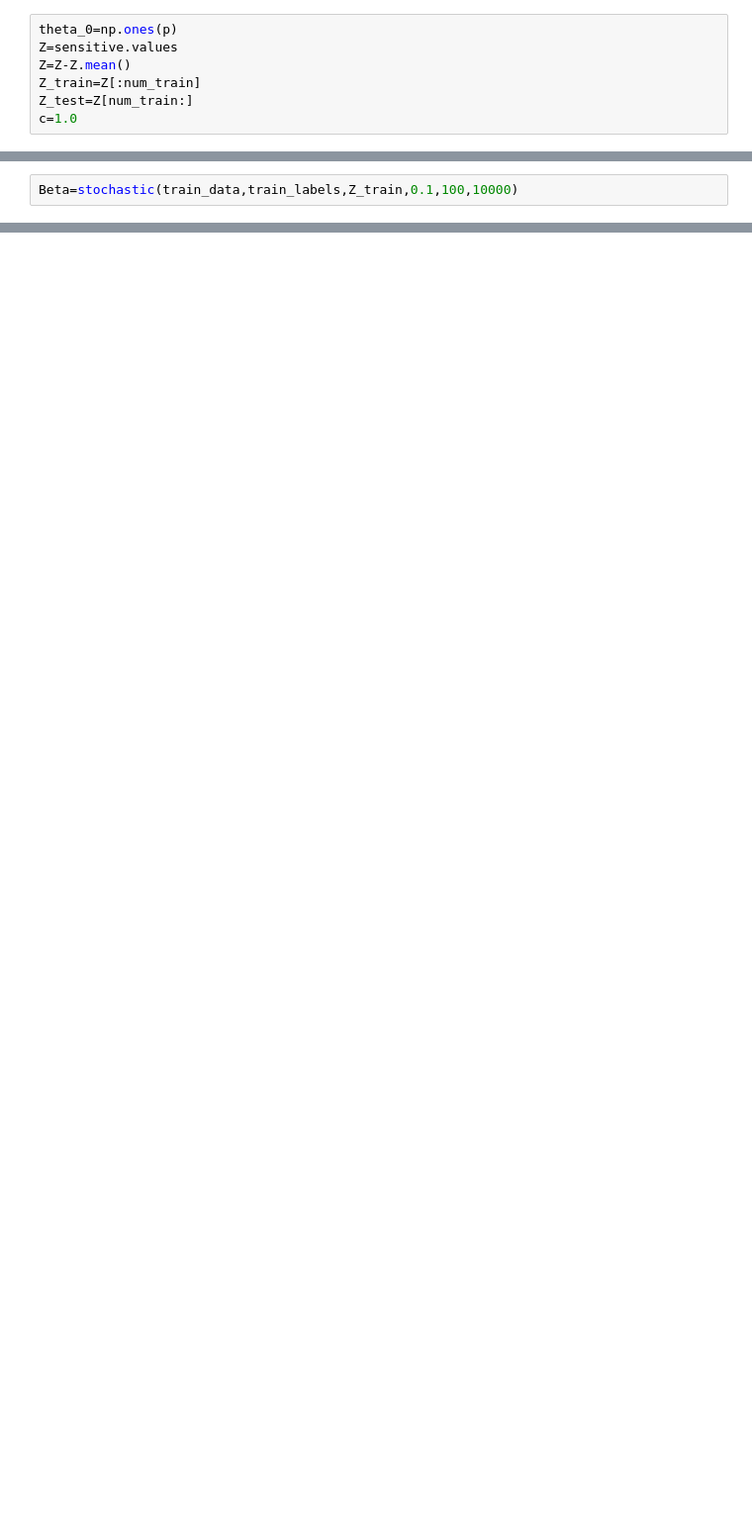
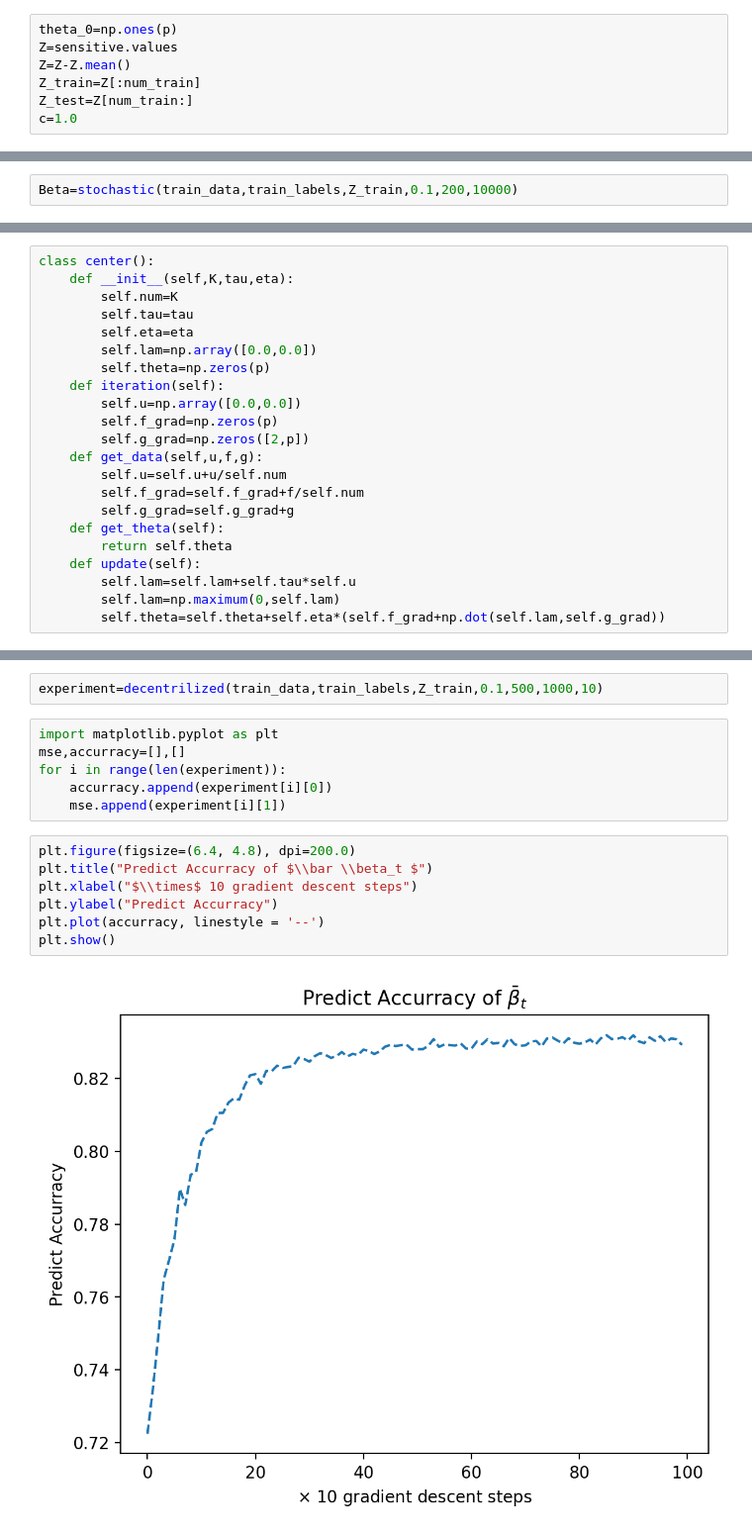
Before and after one commit to YAN-Yuhao/Federated, a Jupyter notebook: adult data.ipynb, the cells around one changed output, grey strips where cells are left out. Shown at 99% size. Saved outputs shown, nothing was run; the diff lists cells and outputs as text; blank space fills up the shorter version.

```diff
--- a/adult data.ipynb
+++ b/adult data.ipynb
@@ -156,5 +158,5 @@ def stochastic(X_data,Y_data,z_data,C,Batch,Epoch):
 
     return theta
 # %%
-Beta=stochastic(train_data,train_labels,Z_train,0.1,100,10000)
+Beta=stochastic(train_data,train_labels,Z_train,0.1,200,10000)
 # %% [output]
@@ -198,0 +201,22 @@ print(np.sum((b-Beta)**2)/p)
+# %%
+class center():
+    def __init__(self,K,tau,eta):
+        self.num=K
+        self.tau=tau
+        self.eta=eta
+        self.lam=np.array([0.0,0.0])
+        self.theta=np.zeros(p)
+    def iteration(self):
+        self.u=np.array([0.0,0.0])
+        self.f_grad=np.zeros(p)
+        self.g_grad=np.zeros([2,p])
+    def get_data(self,u,f,g):
+        self.u=self.u+u/self.num
+        self.f_grad=self.f_grad+f/self.num
+        self.g_grad=self.g_grad+g
+    def get_theta(self):
+        return self.theta
+    def update(self):
+        self.lam=self.lam+self.tau*self.u
+        self.lam=np.maximum(0,self.lam)
+        self.theta=self.theta+self.eta*(self.f_grad+np.dot(self.lam,self.g_grad))
@@ -198,0 +398,17 @@ print(np.sum((b-Beta)**2)/p)
+# %%
+experiment=decentrilized(train_data,train_labels,Z_train,0.1,500,1000,10)
+# %%
+import matplotlib.pyplot as plt
+mse,accurracy=[],[]
+for i in range(len(experiment)):
+    accurracy.append(experiment[i][0])
+    mse.append(experiment[i][1])
+# %%
+plt.figure(figsize=(6.4, 4.8), dpi=200.0)
+plt.title("Predict Accurracy of $\\bar \\beta_t $")
+plt.xlabel("$\\times$ 10 gradient descent steps")
+plt.ylabel("Predict Accurracy")
+plt.plot(accurracy, linestyle = '--')
+plt.show()
+# %% [output]
+[figure, added]
```
Also changed, not shown: parts of 24 cells of this notebook.
